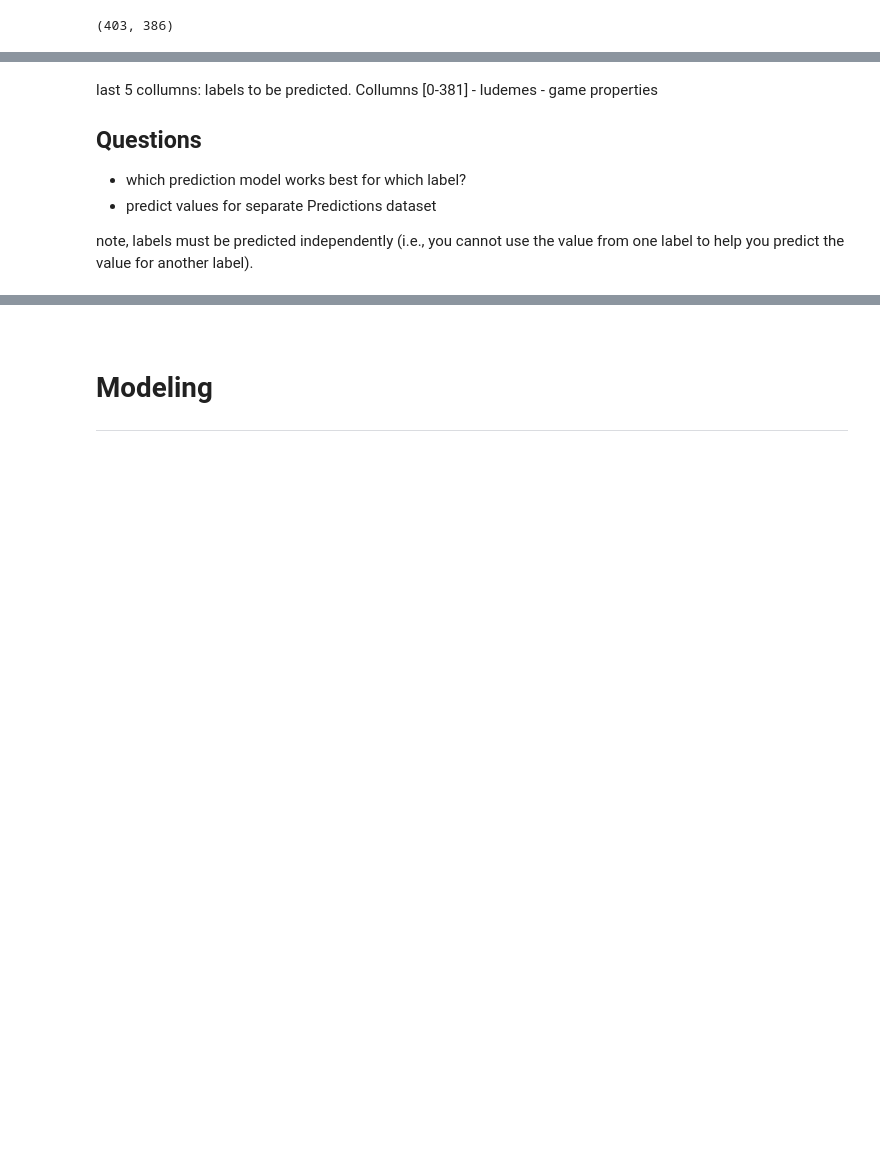
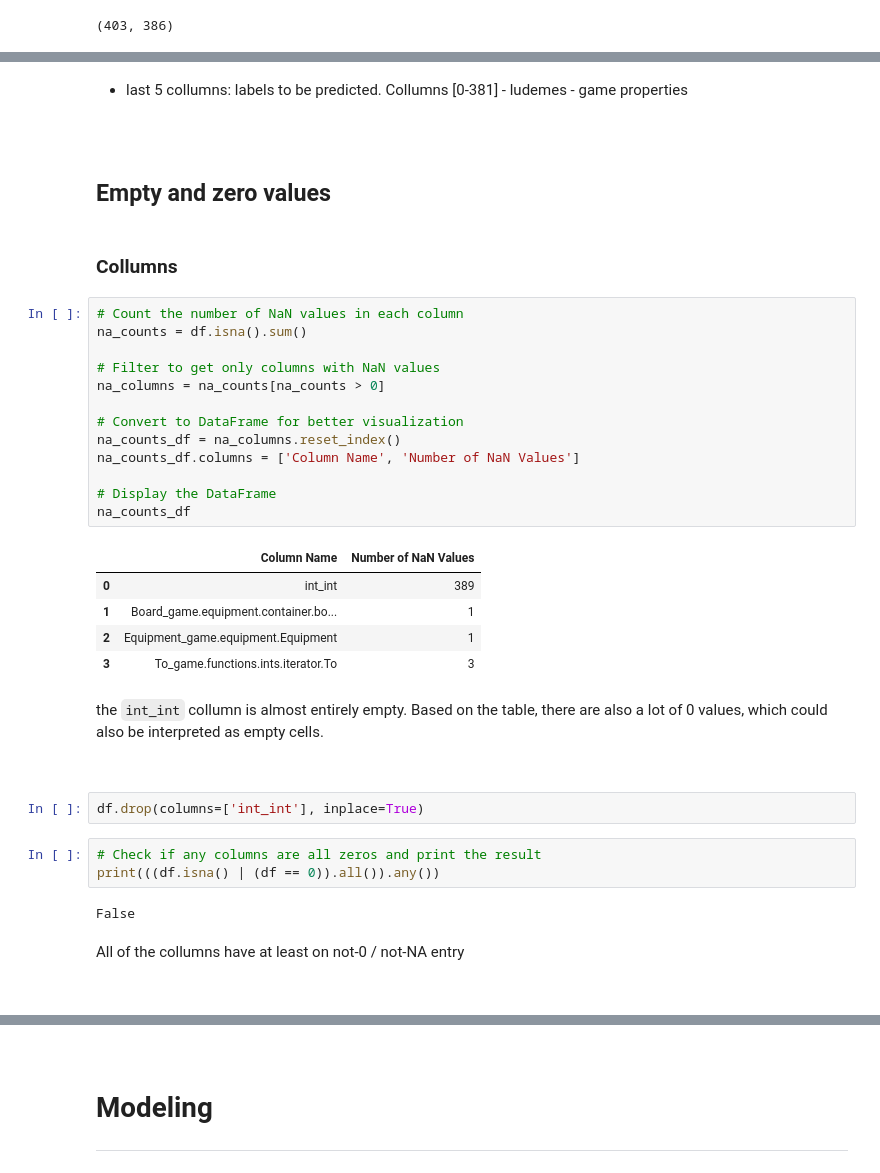
Before and after one commit to Artyom-kurguzkin/ML-ludemes-predictions, a Jupyter notebook: ludemes-gameData-predict.ipynb, the cells around one changed output, grey strips where cells are left out. Saved outputs shown, nothing was run; the diff lists cells and outputs as text; blank space fills up the shorter version.

Commit message:
exploration is almost done. need to move on to feature selection, there are SequentialFeatureSelector and Boruta I want to try

```diff
--- a/ludemes-gameData-predict.ipynb
+++ b/ludemes-gameData-predict.ipynb
@@ -21,13 +45,45 @@ df.head(5)
 | 2 | XII Scripta | 8 | 3 | 3 | NaN | 0 | 1 | ... |
 | 3 | Mehen | 25 | 4 | 6 | 203.0 | 0 | 3 | ... |
 | 4 | 20 Squares | 16 | 1 | 1 | 116.0 | 0 | 1 | ... |
-# %% [markdown]
-last 5 collumns: labels to be predicted.
-Collumns [0-381] - ludemes - game properties
-
-## Questions
-
-- which prediction model works best for which label?
-- predict values for separate Predictions dataset
-
-note, labels must be predicted independently (i.e., you cannot use the value from one label to help you predict the value for another label).
+# %% [markdown]
+* last 5 collumns: labels to be predicted. Collumns [0-381] - ludemes - game properties
+
+<br>
+# %% [markdown]
+## Empty and zero values
+# %% [markdown]
+### Collumns
+# %%
+# Count the number of NaN values in each column
+na_counts = df.isna().sum()
+
+# Filter to get only columns with NaN values
+na_columns = na_counts[na_counts > 0]
+
+# Convert to DataFrame for better visualization
+na_counts_df = na_columns.reset_index()
+na_counts_df.columns = ['Column Name', 'Number of NaN Values']
+
+# Display the DataFrame
+na_counts_df
+# %% [output]
+|  | Column Name | Number of NaN Values |
+| 0 | int_int | 389 |
+| 1 | Board_game.equipment.container.bo... | 1 |
+| 2 | Equipment_game.equipment.Equipment | 1 |
+| 3 | To_game.functions.ints.iterator.To | 3 |
+# %% [markdown]
+the `int_int` collumn is almost entirely empty. Based on the table, there are also a lot of 0 values, which could also be interpreted as empty cells.
+
+<br>
+# %%
+df.drop(columns=['int_int'], inplace=True)
+# %%
+# Check if any columns are all zeros and print the result
+print(((df.isna() | (df == 0)).all()).any())
+# %% [output]
+False
+# %% [markdown]
+All of the collumns have at least on not-0 / not-NA entry
+
+<br>
```
Also changed, not shown: parts of 21 cells of this notebook.
